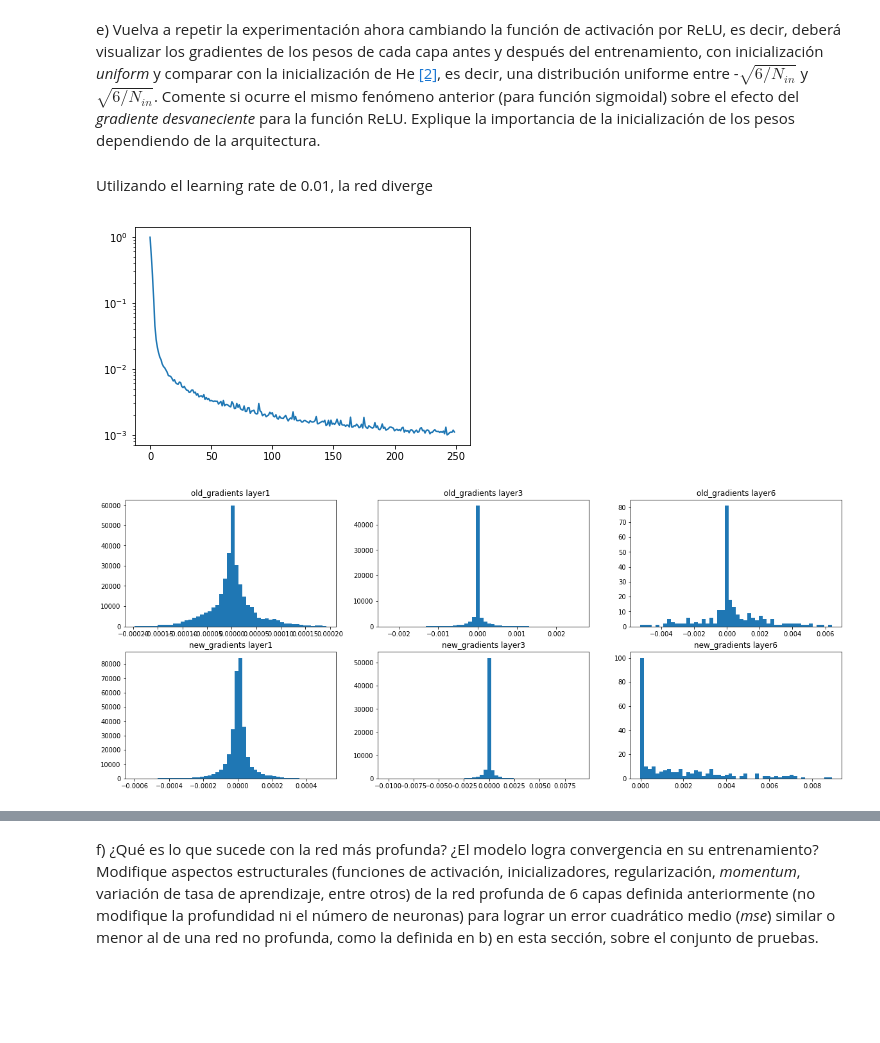
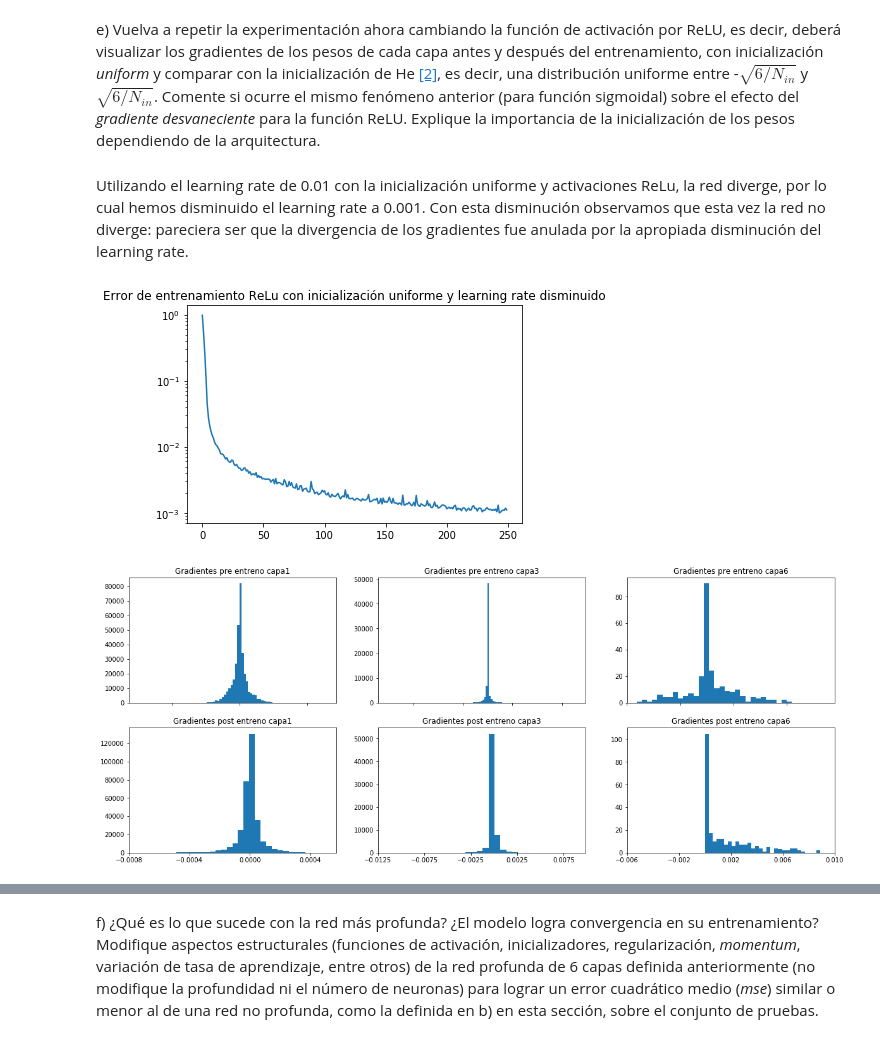
Before and after one commit to Autopawn/tarea1-ann, a Jupyter notebook: tarea1-2.ipynb, the cells around one changed output, grey strips where cells are left out. Drawn from its saved outputs; the diff is of its cells as text; code cells hidden in the pictures; blank space fills up the shorter version.

```diff
--- a/tarea1-2.ipynb
+++ b/tarea1-2.ipynb
@@ -34,21 +69,22 @@ model.fit(X_train_scaled.values, y_train_scaled, epochs=250, verbose=1, validati
 # %%
 import matplotlib.pyplot as plt
+from matplotlib.ticker import FormatStrFormatter
 
-
-def plot_gradients(old_gradients, new_gradients, layers_to_plot):
+def plot_gradients(old_gradients, new_gradients, layers_to_plot, sharex=None):
 
     l = len(layers_to_plot)
-    f, axes = plt.subplots(2, l ,figsize=(20,8))
+    f, axes = plt.subplots(2, l ,figsize=(20,8), **({} if sharex is None else {'sharex':sharex}))
 
 
     for j in range(2):
         for i,index in enumerate(layers_to_plot):
             if j == 0:
-                axes[j,i].hist(old_gradients[index*2].flatten(), bins = 50)
-                axes[j,i].set_title('old_gradients layer'+str(index+1))
+                axes[j,i].hist(old_gradients[index*2].flatten(), bins = 30)
+                axes[j,i].set_title('Gradientes pre entreno capa'+str(index+1))
             if j == 1:
-                axes[j,i].hist(new_gradients[index*2].flatten(), bins = 50)
-                axes[j,i].set_title('new_gradients layer'+str(index+1))
+                axes[j,i].hist(new_gradients[index*2].flatten(), bins = 30)
+                axes[j,i].set_title('Gradientes post entreno capa'+str(index+1))
+                axes[j,i].set_xticks(axes[j,i].get_xticks()[::(len(axes[j,i].get_xticks())+5-1)//5])
 
     plt.show()
 # %%
@@ -181,20 +196,21 @@ plot_gradients(old_gradients, new_gradients, [0,1,2,3,4,5])
 # %% [markdown]
  e) Vuelva a repetir la experimentación ahora cambiando la función de activación por ReLU, es decir, deberá visualizar los gradientes de los pesos de cada capa antes y después del entrenamiento, con inicialización *uniform* y comparar con la inicialización de He [[2]](#refs), es decir, una distribución uniforme entre -$\sqrt{6/N_{in}}$ y $\sqrt{6/N_{in}} $. Comente si ocurre el mismo fenómeno anterior (para función sigmoidal) sobre el efecto del *gradiente desvaneciente* para la función ReLU. Explique la importancia de la inicialización de los pesos dependiendo de la arquitectura.
-# %% [markdown]
-Utilizando el learning rate de 0.01, la red diverge
+# %% [markdown]
+Utilizando el learning rate de 0.01 con la inicialización uniforme y activaciones ReLu, la red diverge, por lo cual hemos disminuido el learning rate a 0.001. Con esta disminución observamos que esta vez la red no diverge: pareciera ser que la divergencia de los gradientes fue anulada por la apropiada disminución del learning rate.
 # %%
 from keras.models import load_model
 pre_train_model = load_model('pre_train_2e_uniform.h5')
 post_train_model = load_model('post_train_2e_uniform.h5')
 old_gradients = compute_gradients(pre_train_model,y_train_scaled)
 new_gradients = compute_gradients(post_train_model,y_train_scaled)
 history = np.loadtxt('history_2euniform.txt')
 
 plt.semilogy(history)
+plt.title('Error de entrenamiento ReLu con inicialización uniforme y learning rate disminuido')
 plot_gradients(old_gradients, new_gradients, [0,2,5])
 # %% [output]
-[figure, old version]
+[figure, new version]
-[figure, old version]
+[figure, new version]
 # %%
 from keras.models import load_model
 pre_train_model = load_model('pre_train_2e.h5')
```
Also changed, not shown: parts of 27 cells of this notebook, 4 other files.
